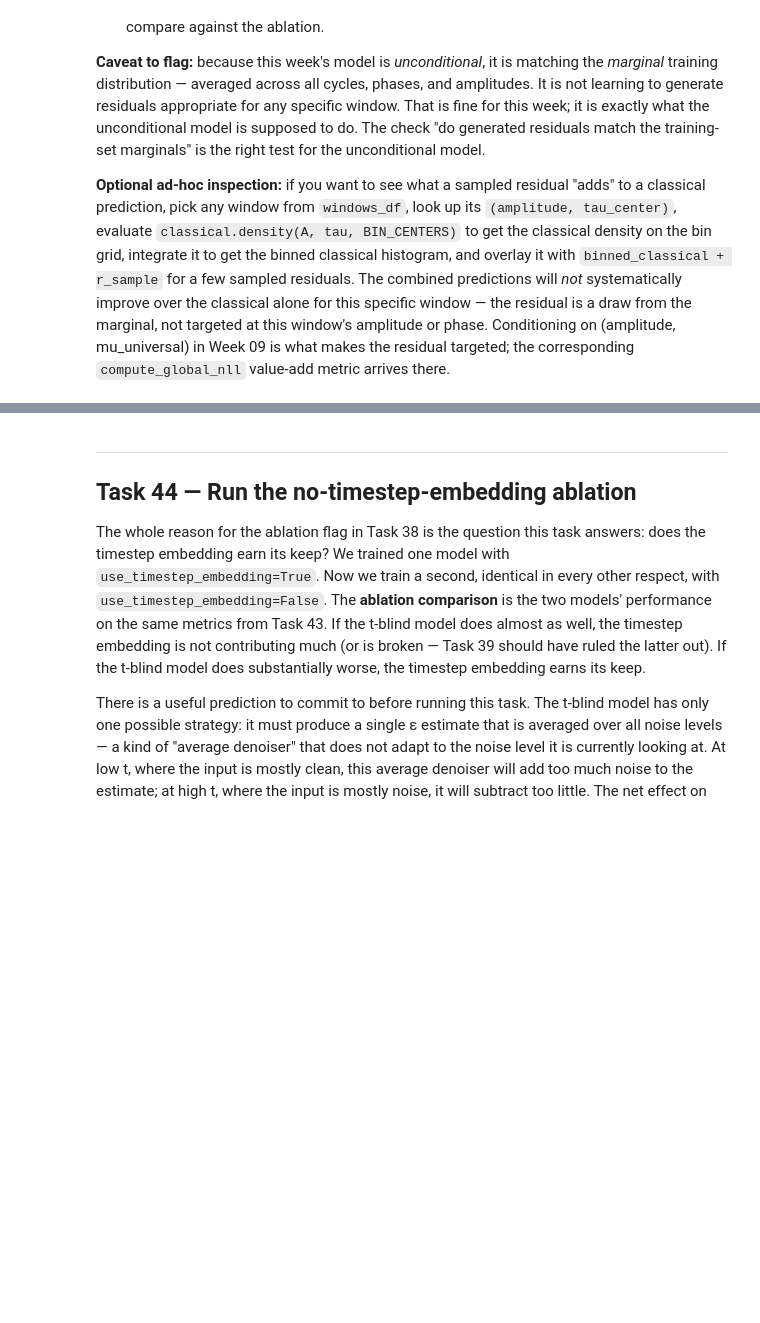
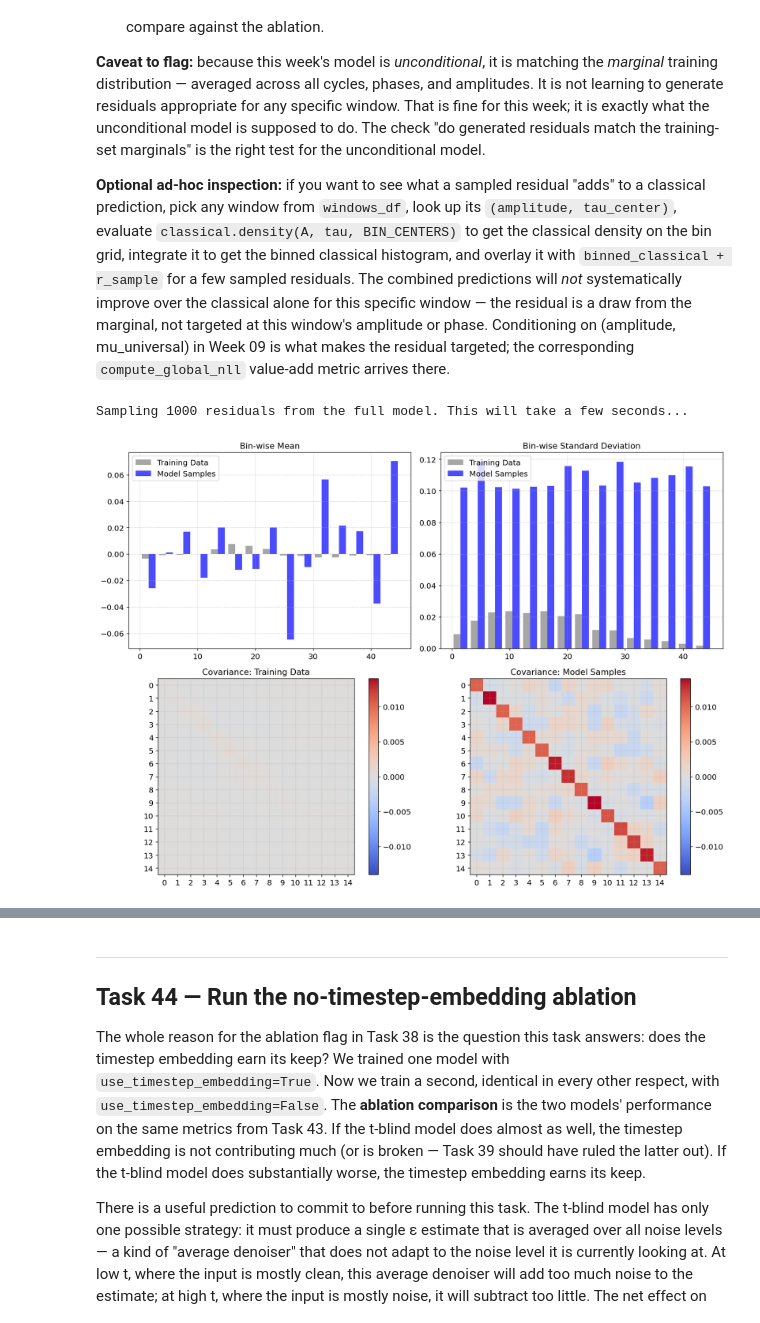
Before and after one commit to SwRI-IDEA-Lab/butterflai, a Jupyter notebook: weeks/week_08/08_Diffusion_Pipeline.ipynb, the cells around one changed output, grey strips where cells are left out. Saved outputs shown, nothing was run; the diff lists cells and outputs as text; code cells hidden in the pictures; blank space fills up the shorter version.

```diff
--- a/weeks/week_08/08_Diffusion_Pipeline.ipynb
+++ b/weeks/week_08/08_Diffusion_Pipeline.ipynb
@@ -1483,0 +1548,80 @@ value-add metric arrives there.
+# %%
+# Put your code here for Task 43.
+import numpy as np
+import torch
+import matplotlib.pyplot as plt
+
+# 1. Sample 1000 residuals from the full model
+print("Sampling 1000 residuals from the full model. This will take a few seconds...")
+samples_full = sample(lightning_full, batch_size=1000, data_dim=15, device=device).cpu().numpy()
+
+# 2. Collect 1000 random training residuals
+train_indices = np.random.choice(len(train_dataset), size=1000, replace=True)
+real_samples = torch.stack([train_dataset[i] for i in train_indices]).numpy()
+
+# 3. Compute bin-wise mean and std
+mean_full = samples_full.mean(axis=0)
+mean_real = real_samples.mean(axis=0)
+
+std_full = samples_full.std(axis=0)
+std_real = real_samples.std(axis=0)
+
+# 4. Compute covariance matrices
+cov_full = np.cov(samples_full, rowvar=False)
+cov_real = np.cov(real_samples, rowvar=False)
+
+# --- Plotting ---
+fig, axes = plt.subplots(2, 2, figsize=(14, 10))
+
+# A. Bin-wise Mean
+width = BIN_WIDTH * 0.4
+axes[0, 0].bar(BIN_CENTERS - width/2, mean_real, width=width, label="Training Data", color='gray', alpha=0.7)
+axes[0, 0].bar(BIN_CENTERS + width/2, mean_full, width=width, label="Model Samples", color='blue', alpha=0.7)
+axes[0, 0].set_title("Bin-wise Mean")
+axes[0, 0].legend()
+axes[0, 0].grid(axis='y', linestyle='--', alpha=0.5)
+
+# B. Bin-wise Standard Deviation
+axes[0, 1].bar(BIN_CENTERS - width/2, std_real, width=width, label="Training Data", color='gray', alpha=0.7)
+axes[0, 1].bar(BIN_CENTERS + width/2, std_full, width=width, label="Model Samples", color='blue', alpha=0.7)
+axes[0, 1].set_title("Bin-wise Standard Deviation")
+axes[0, 1].legend()
+axes[0, 1].grid(axis='y', linestyle='--', alpha=0.5)
+
+# C. Covariance Heatmaps
+vmax = max(np.abs(cov_real).max(), np.abs(cov_full).max())
+
+im_real = axes[1, 0].imshow(cov_real, cmap='coolwarm', vmin=-vmax, vmax=vmax)
+axes[1, 0].set_title("Covariance: Training Data")
+axes[1, 0].set_xticks(range(15))
+axes[1, 0].set_yticks(range(15))
+fig.colorbar(im_real, ax=axes[1, 0])
+
+im_full = axes[1, 1].imshow(cov_full, cmap='coolwarm', vmin=-vmax, vmax=vmax)
+axes[1, 1].set_title("Covariance: Model Samples")
+axes[1, 1].set_xticks(range(15))
+axes[1, 1].set_yticks(range(15))
+fig.colorbar(im_full, ax=axes[1, 1])
+
+plt.tight_layout()
+plt.show()
+
+# --- Visual Overlay ---
+plt.figure(figsize=(10, 5))
+for i in range(20):
+    plt.plot(BIN_CENTERS, real_samples[i], color='gray', alpha=0.3, label="Training Data" if i == 0 else "")
+    plt.plot(BIN_CENTERS, samples_full[i], color='blue', alpha=0.3, label="Model Samples" if i == 0 else "")
+
+plt.title("Visual Overlay: 20 Real Residuals vs 20 Sampled Residuals")
+plt.xlabel("Latitude Bins (°)")
+plt.ylabel("Residual Density")
+plt.legend()
+plt.grid(True, linestyle='--', alpha=0.5)
+plt.show()
+
+# --- Quantitative Summary ---
+bin_wise_mse = np.mean((mean_full - mean_real) ** 2)
+print(f"\n>>> Bin-wise Mean MSE vs Training: {bin_wise_mse:.8f}")
+# %% [output]
+Sampling 1000 residuals from the full model. This will take a few seconds...
+[figure, added]
```
Also changed, not shown: parts of 9 cells of this notebook.
